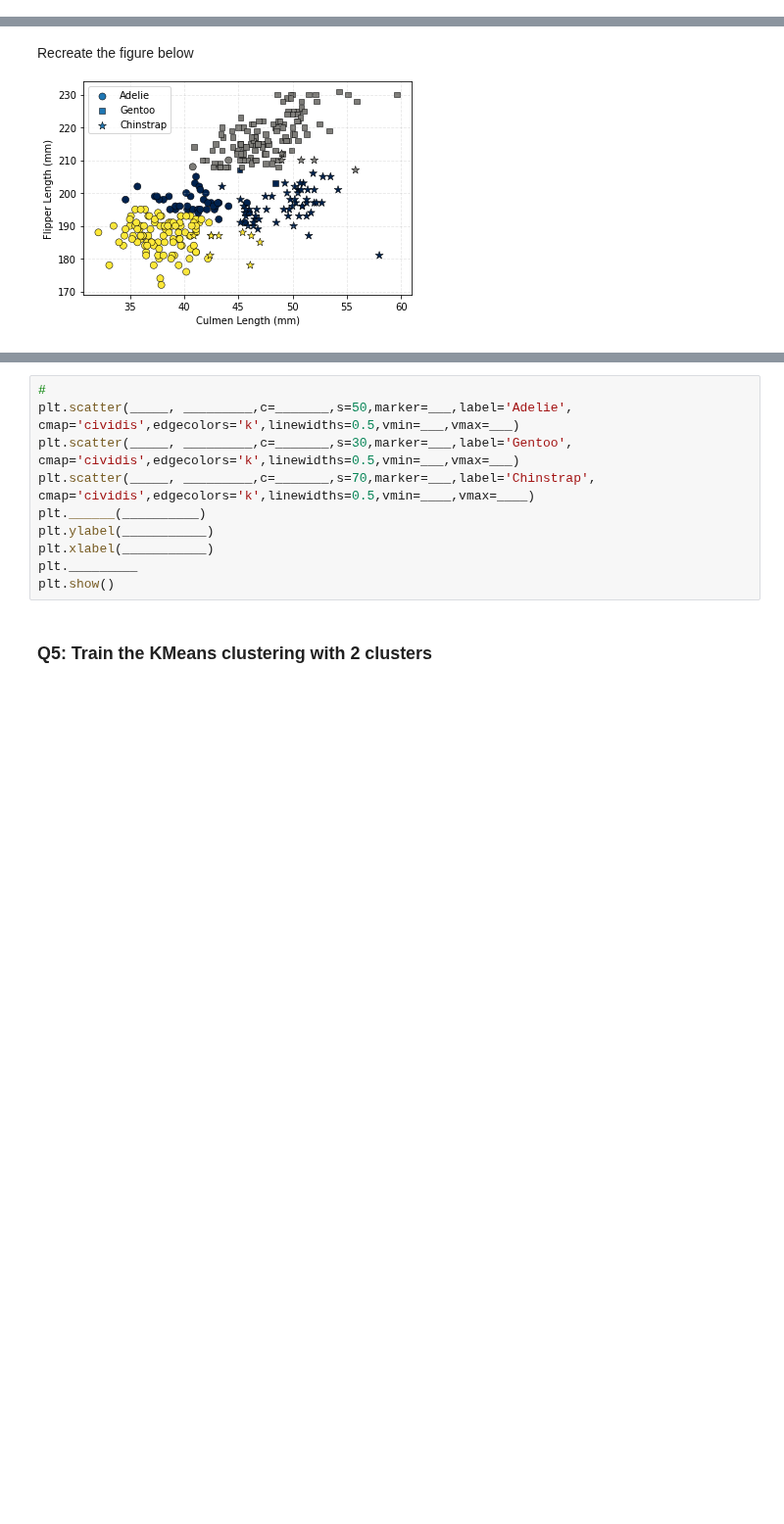
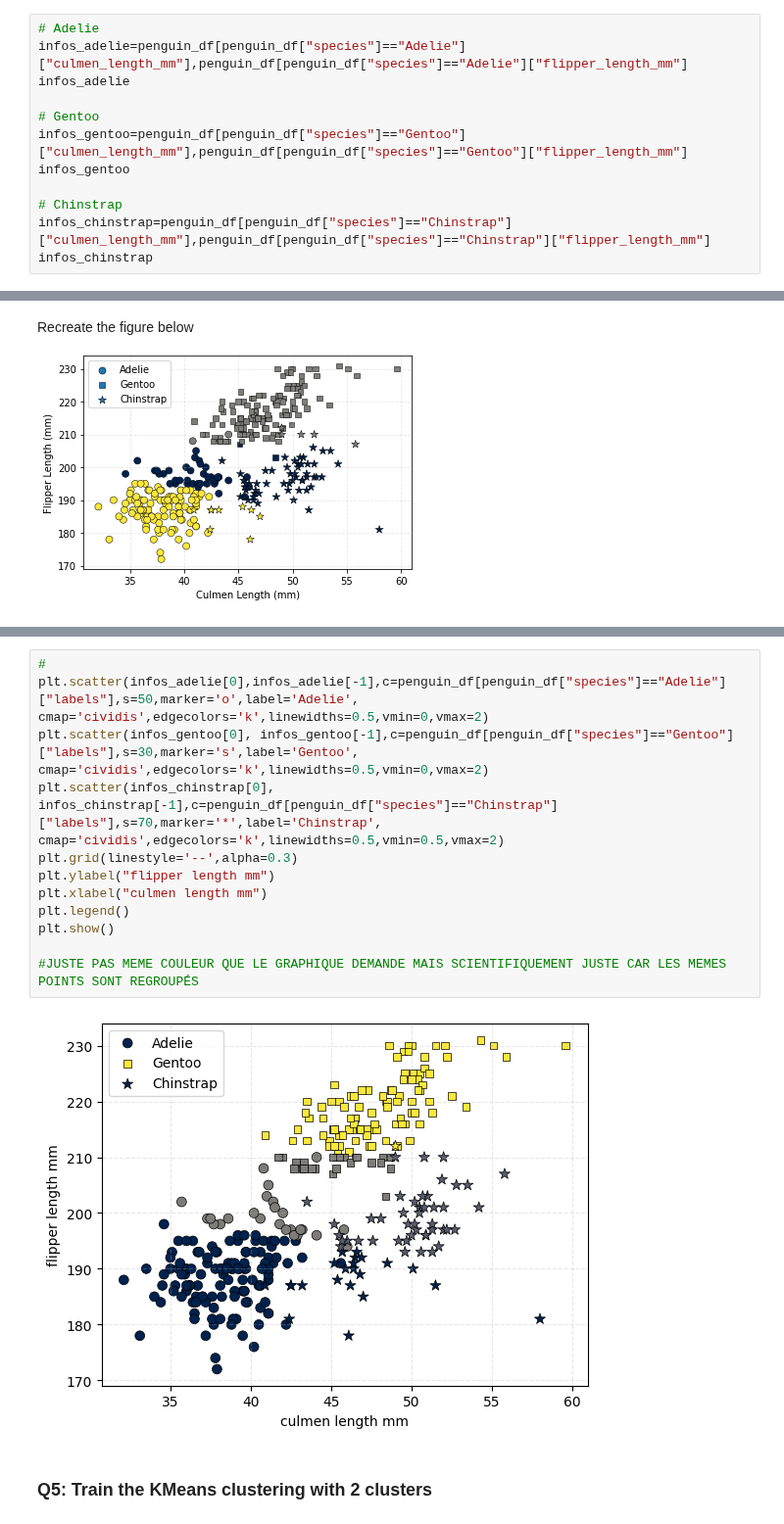
Before and after one commit to Coraliefringeli/2025_Intro_Python_Fringeli_Coralie, a Jupyter notebook: notebook/W4_S1.ipynb, the cells around one changed output, grey strips where cells are left out. Shown at 98% size. Saved outputs shown, nothing was run; the diff lists cells and outputs as text; blank space fills up the shorter version.

```diff
--- a/notebook/W4_S1.ipynb
+++ b/notebook/W4_S1.ipynb
@@ -225,0 +242,12 @@ Then extract the culmen_length_mm and flipper_length_mm of the three penguin cat
+# %%
+# Adelie
+infos_adelie=penguin_df[penguin_df["species"]=="Adelie"]["culmen_length_mm"],penguin_df[penguin_df["species"]=="Adelie"]["flipper_length_mm"]
+infos_adelie
+
+# Gentoo
+infos_gentoo=penguin_df[penguin_df["species"]=="Gentoo"]["culmen_length_mm"],penguin_df[penguin_df["species"]=="Gentoo"]["flipper_length_mm"]
+infos_gentoo
+
+# Chinstrap
+infos_chinstrap=penguin_df[penguin_df["species"]=="Chinstrap"]["culmen_length_mm"],penguin_df[penguin_df["species"]=="Chinstrap"]["flipper_length_mm"]
+infos_chinstrap
@@ -230,12 +297,16 @@ Recreate the figure below
 # %%
 #
-plt.scatter(_____, _________,c=_______,s=50,marker=___,label='Adelie', cmap='cividis',edgecolors='k',linewidths=0.5,vmin=___,vmax=___)
-plt.scatter(_____, _________,c=_______,s=30,marker=___,label='Gentoo', cmap='cividis',edgecolors='k',linewidths=0.5,vmin=___,vmax=___)
-plt.scatter(_____, _________,c=_______,s=70,marker=___,label='Chinstrap', cmap='cividis',edgecolors='k',linewidths=0.5,vmin=____,vmax=____)
-plt.______(__________)
-plt.ylabel(___________)
-plt.xlabel(___________)
-plt._________
+plt.scatter(infos_adelie[0],infos_adelie[-1],c=penguin_df[penguin_df["species"]=="Adelie"]["labels"],s=50,marker='o',label='Adelie', cmap='cividis',edgecolors='k',linewidths=0.5,vmin=0,vmax=2)
+plt.scatter(infos_gentoo[0], infos_gentoo[-1],c=penguin_df[penguin_df["species"]=="Gentoo"]["labels"],s=30,marker='s',label='Gentoo', cmap='cividis',edgecolors='k',linewidths=0.5,vmin=0,vmax=2)
+plt.scatter(infos_chinstrap[0], infos_chinstrap[-1],c=penguin_df[penguin_df["species"]=="Chinstrap"]["labels"],s=70,marker='*',label='Chinstrap', cmap='cividis',edgecolors='k',linewidths=0.5,vmin=0.5,vmax=2)
+plt.grid(linestyle='--',alpha=0.3)
+plt.ylabel("flipper length mm")
+plt.xlabel("culmen length mm")
+plt.legend()
 plt.show()
+
+#JUSTE PAS MEME COULEUR QUE LE GRAPHIQUE DEMANDE MAIS SCIENTIFIQUEMENT JUSTE CAR LES MEMES POINTS SONT REGROUPÉS
+# %% [output]
+[figure, added]
 # %% [markdown]
 ### Q5: Train the KMeans clustering with 2 clusters
```
Also changed, not shown: parts of 14 cells of this notebook.
